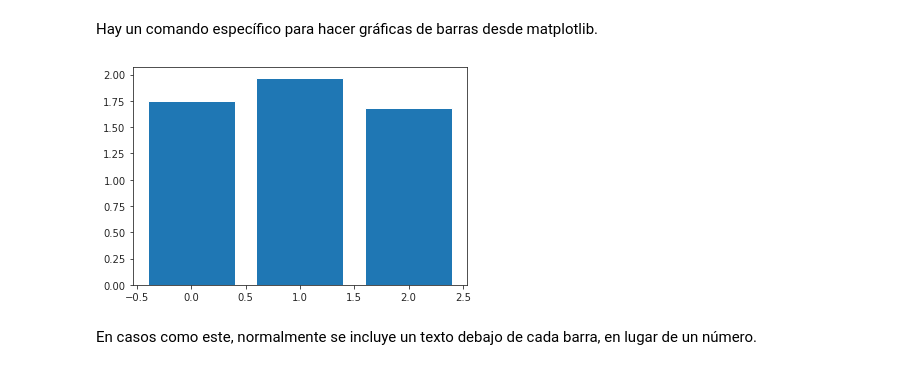
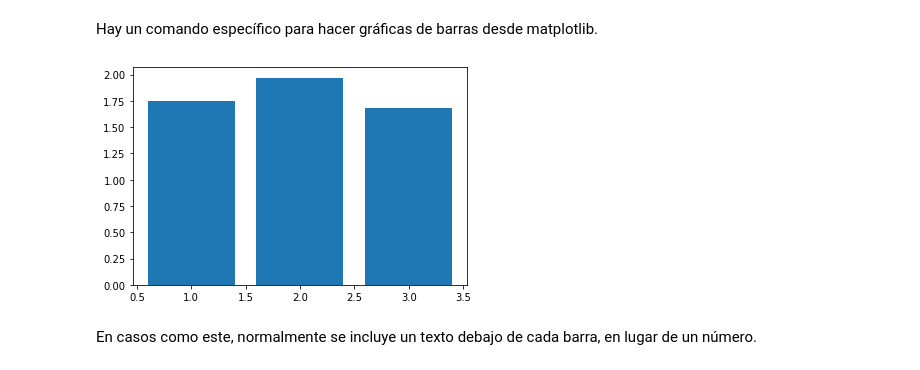
Before and after one commit to joselvira/BiomecanicaPython, a Jupyter notebook: Notebooks/Como_configurar_graficas.ipynb, the cells around one changed output. Saved outputs shown, nothing was run; the diff lists cells and outputs as text; code cells hidden in the pictures.

```diff
--- a/Notebooks/Como_configurar_graficas.ipynb
+++ b/Notebooks/Como_configurar_graficas.ipynb
@@ -1151,15 +1151,14 @@ plt.show()
 Hay un comando específico para hacer gráficas de barras desde matplotlib.
 # %%
 #datos inventados de medias de grupos
-condicion = np.arange(3)
+grupo = [1, 2, 3]
 variable = [1.75, 1.97, 1.68]
-
 
 fig, ax = plt.subplots()
 plt.bar(condicion,variable)
 plt.show()
 # %% [output]
-[figure, old version]
+[figure, new version]
 # %% [markdown]
 En casos como este, normalmente se incluye un texto debajo de cada barra, en lugar de un número.
 # %%
```
Also changed, not shown: parts of 23 cells of this notebook.
